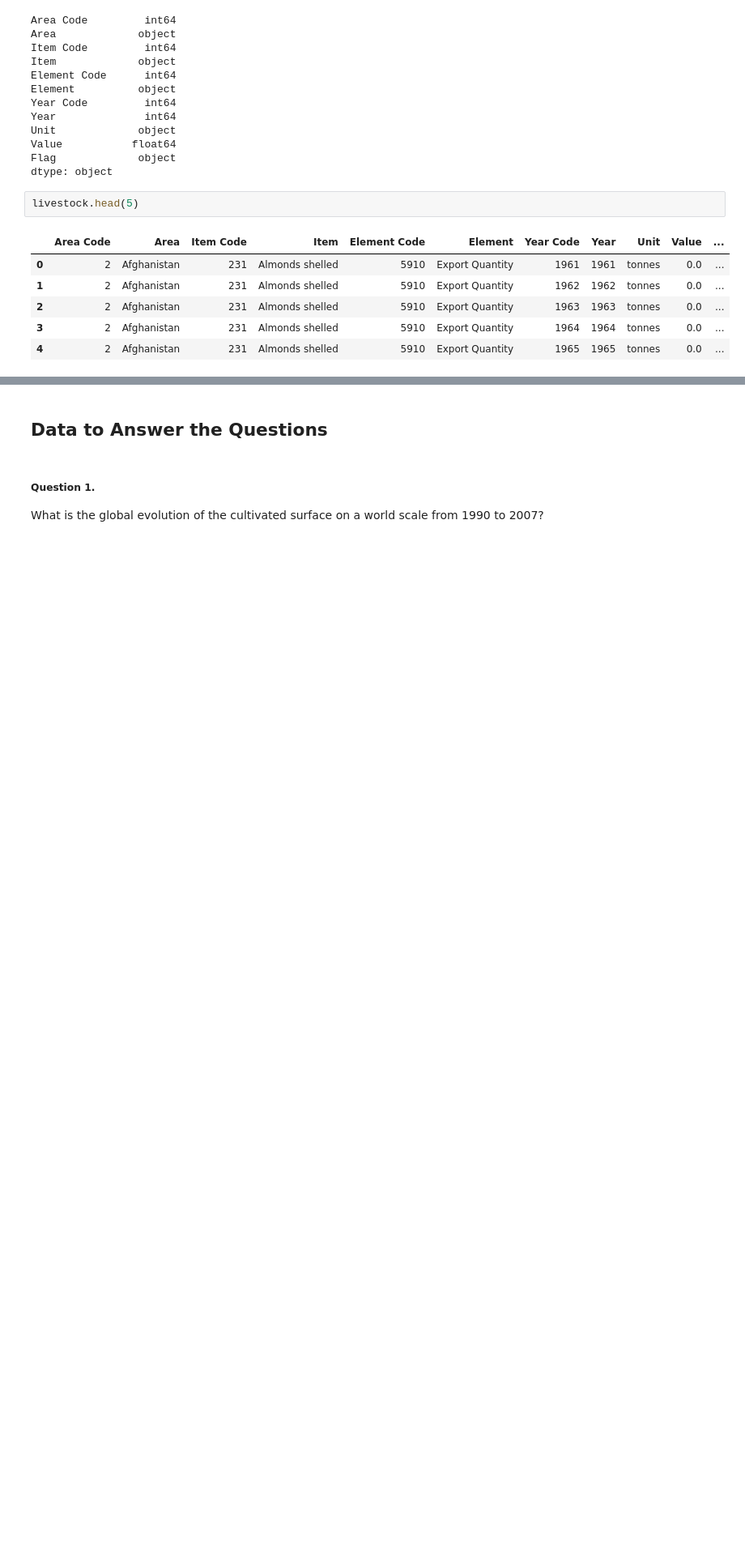
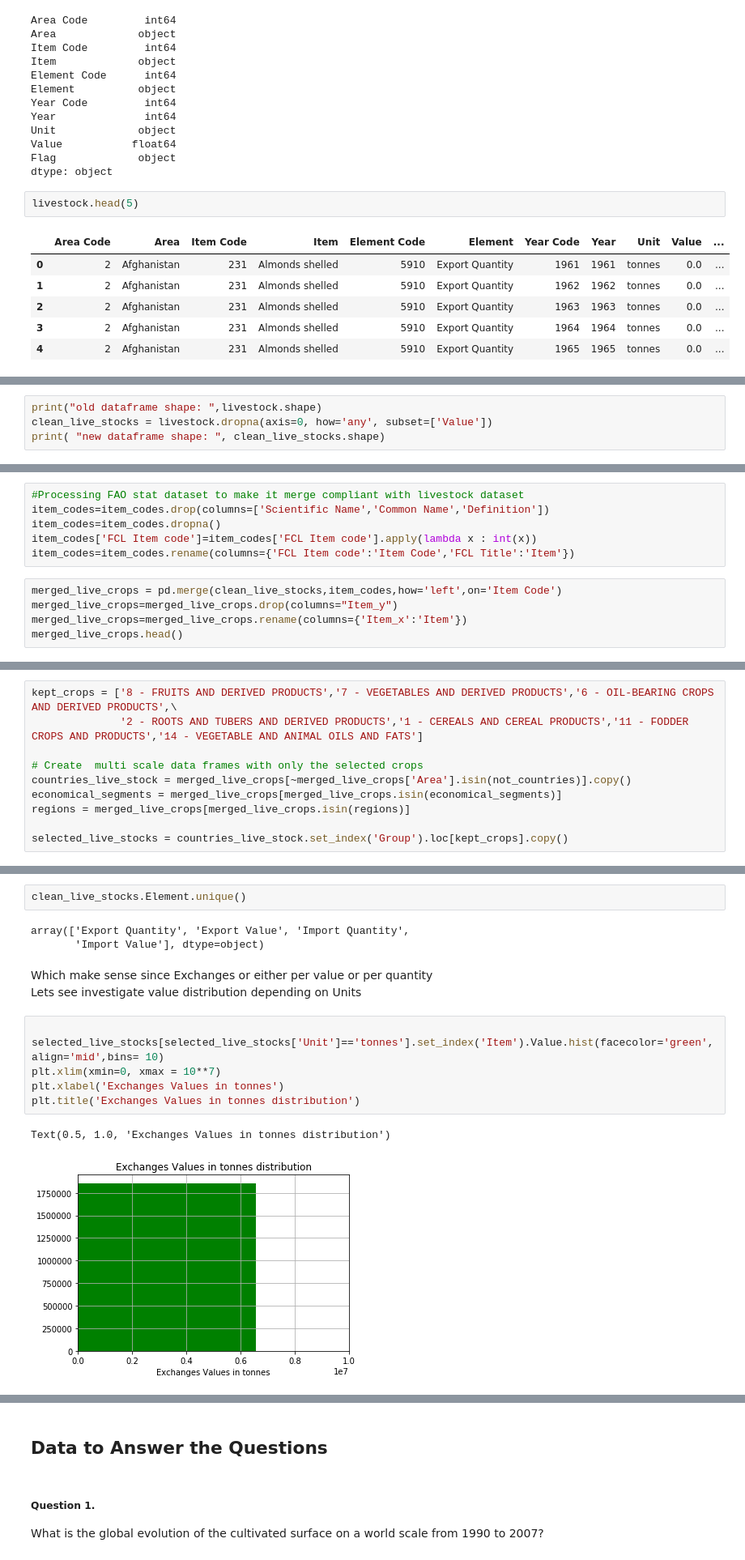
Before and after one commit to CeliaBenquet/Project_ADA, a Jupyter notebook: ada_project_true.ipynb, the cells around one changed output, grey strips where cells are left out. Shown at 81% size. Cells and saved outputs as stored; diff of their text form; blank space fills up the shorter version.

Commit message:
Livcrops start merge

```diff
--- a/ada_project_true.ipynb
+++ b/ada_project_true.ipynb
@@ -926,0 +935,4 @@ livestock.head(5)
+# %%
+print("old dataframe shape: ",livestock.shape)
+clean_live_stocks = livestock.dropna(axis=0, how='any', subset=['Value'])
+print( "new dataframe shape: ", clean_live_stocks.shape)
@@ -926,0 +1059,11 @@ livestock.head(5)
+# %%
+#Processing FAO stat dataset to make it merge compliant with livestock dataset
+item_codes=item_codes.drop(columns=['Scientific Name','Common Name','Definition'])
+item_codes=item_codes.dropna()
+item_codes['FCL Item code']=item_codes['FCL Item code'].apply(lambda x : int(x))
+item_codes=item_codes.rename(columns={'FCL Item code':'Item Code','FCL Title':'Item'})
+# %%
+merged_live_crops = pd.merge(clean_live_stocks,item_codes,how='left',on='Item Code')
+merged_live_crops=merged_live_crops.drop(columns="Item_y")
+merged_live_crops=merged_live_crops.rename(columns={'Item_x':'Item'})
+merged_live_crops.head()
@@ -926,0 +1143,10 @@ livestock.head(5)
+# %%
+kept_crops = ['8 - FRUITS AND DERIVED PRODUCTS','7 - VEGETABLES AND DERIVED PRODUCTS','6 - OIL-BEARING CROPS AND DERIVED PRODUCTS',\
+              '2 - ROOTS AND TUBERS AND DERIVED PRODUCTS','1 - CEREALS AND CEREAL PRODUCTS','11 - FODDER CROPS AND PRODUCTS','14 - VEGETABLE AND ANIMAL OILS AND FATS']
+
+# Create  multi scale data frames with only the selected crops
+countries_live_stock = merged_live_crops[~merged_live_crops['Area'].isin(not_countries)].copy()
+economical_segments = merged_live_crops[merged_live_crops.isin(economical_segments)]
+regions = merged_live_crops[merged_live_crops.isin(regions)]
+
+selected_live_stocks = countries_live_stock.set_index('Group').loc[kept_crops].copy()
@@ -926,0 +1163,17 @@ livestock.head(5)
+# %%
+clean_live_stocks.Element.unique()
+# %% [output]
+array(['Export Quantity', 'Export Value', 'Import Quantity',
+       'Import Value'], dtype=object)
+# %% [markdown]
+Which make sense since Exchanges or either per value or per quantity\
+Lets see investigate value distribution depending on Units
+# %%
+
+selected_live_stocks[selected_live_stocks['Unit']=='tonnes'].set_index('Item').Value.hist(facecolor='green', align='mid',bins= 10)
+plt.xlim(xmin=0, xmax = 10**7)
+plt.xlabel('Exchanges Values in tonnes')
+plt.title('Exchanges Values in tonnes distribution')
+# %% [output]
+Text(0.5, 1.0, 'Exchanges Values in tonnes distribution')
+[figure, added]
```
Also changed, not shown: parts of 66 cells of this notebook.
